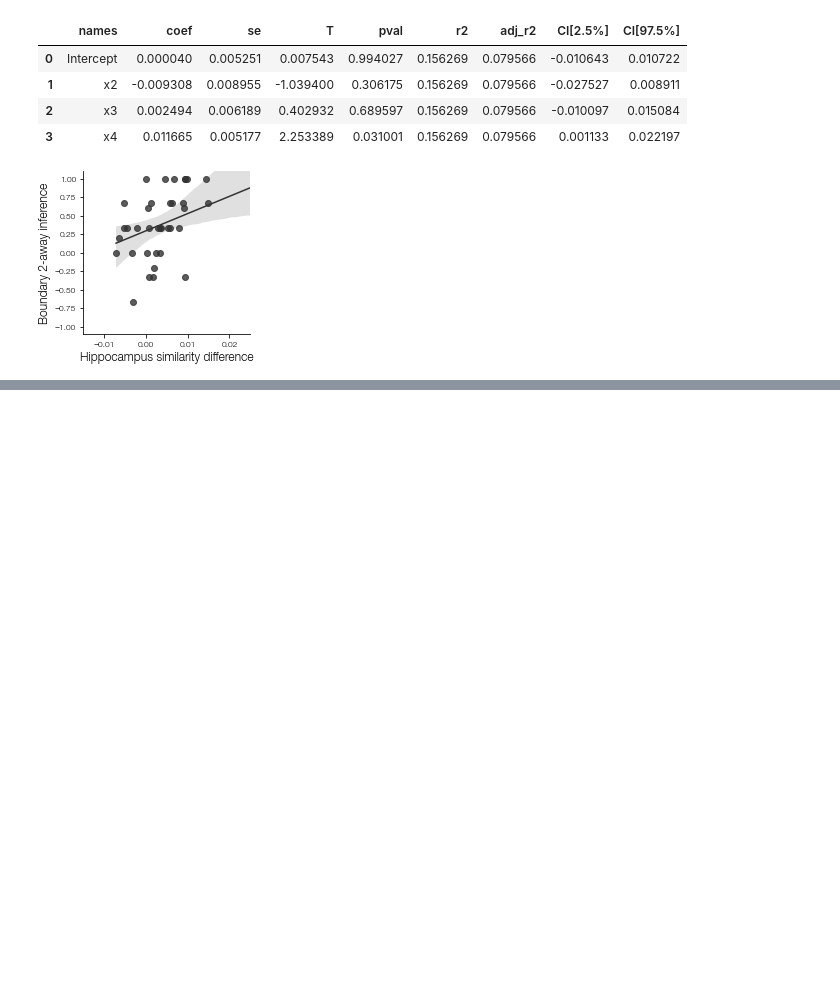
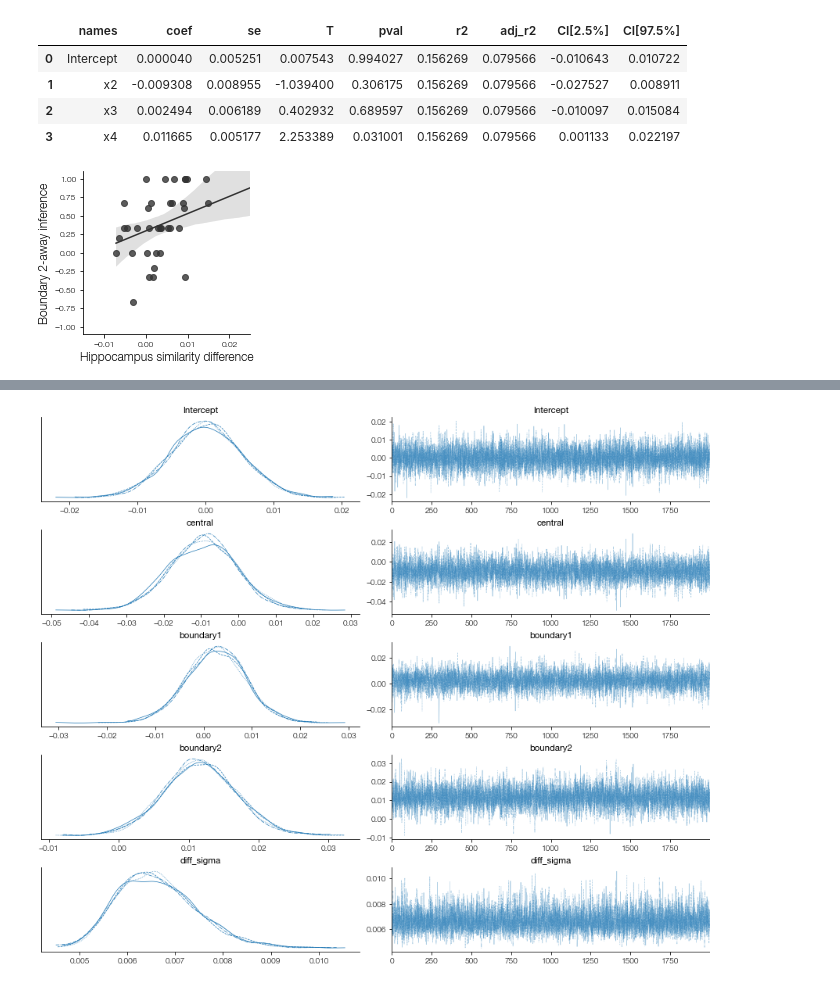
Before and after one commit to prestonlab/tesser, a Jupyter notebook: jupyter/plot_sl_hipr.ipynb, the cells around one changed output, grey strips where cells are left out. Drawn from its saved outputs; the diff is of its cells as text; code cells hidden in the pictures; blank space fills up the shorter version.

```diff
--- a/jupyter/plot_sl_hipr.ipynb
+++ b/jupyter/plot_sl_hipr.ipynb
@@ -75,0 +89,2 @@ fig.savefig(os.path.join(fig_dir, 'hipr_b2.pdf'))
+# %%
+results = model.fit(draws=2000, chains=4)
@@ -75,0 +102,5 @@ fig.savefig(os.path.join(fig_dir, 'hipr_b2.pdf'))
+# %%
+with mpl.rc_context({'figure.constrained_layout.use': True}):
+    az.plot_trace(results);
+# %% [output]
+[figure, added]
```
Also changed, not shown: parts of 10 cells of this notebook, 2 other files.
